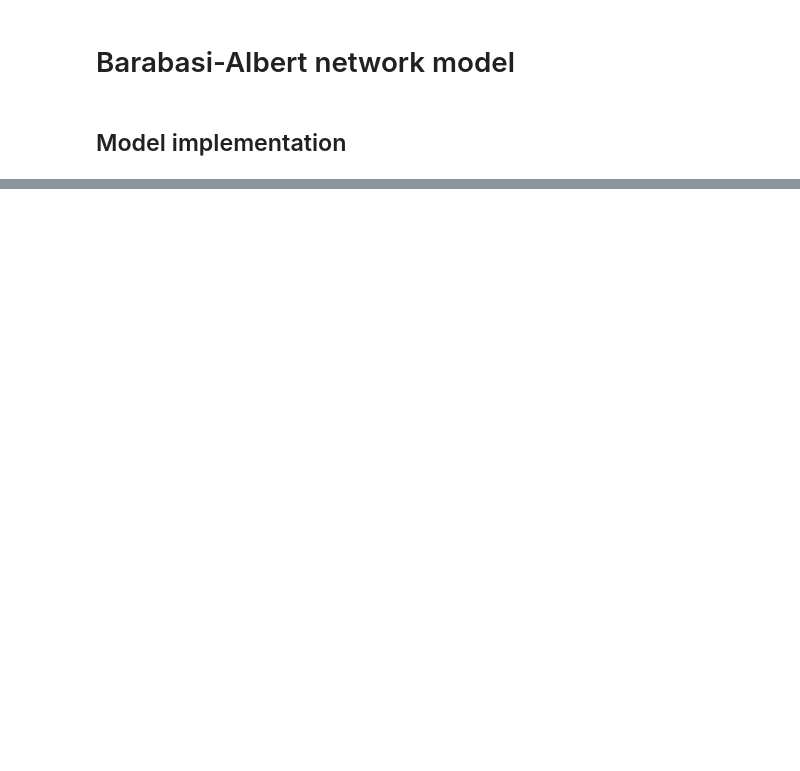
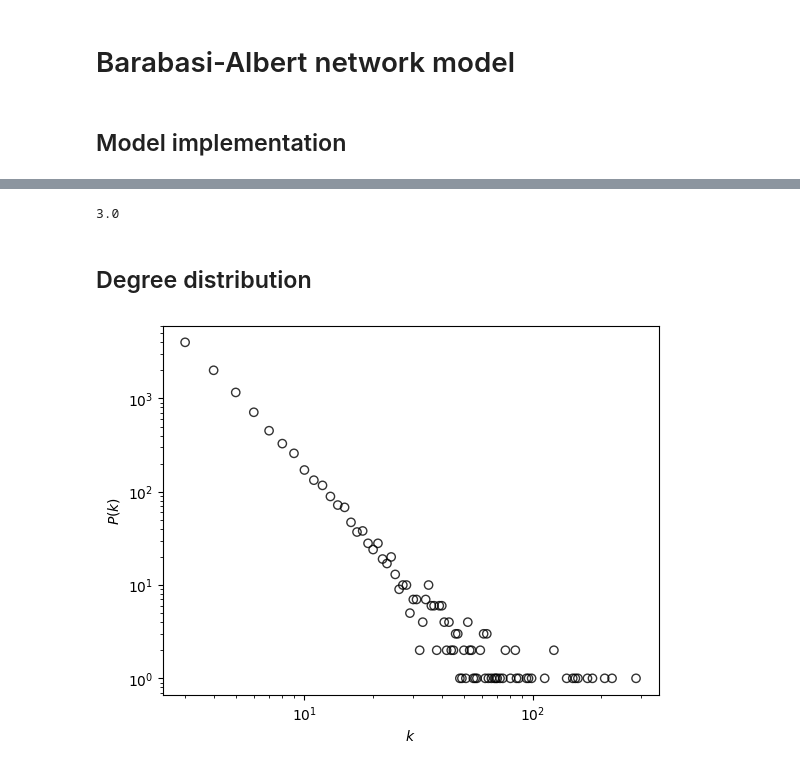
Before and after one commit to GitKalo/ba_networks, a Jupyter notebook: ba_model.ipynb, the cells around one changed output, grey strips where cells are left out. Drawn from its saved outputs; the diff is of its cells as text; code cells hidden in the pictures; blank space fills up the shorter version.

```diff
--- a/ba_model.ipynb
+++ b/ba_model.ipynb
@@ -40,0 +47,18 @@ KeyboardInterrupt:
+# %%
+m * (m-1) / 2
+# %% [output]
+3.0
+# %% [markdown]
+## Degree distribution
+# %%
+ks = np.array([len(list(nx.neighbors(G, n))) for n in G])
+
+degs, counts = np.unique(ks, return_counts=True)
+plt.scatter(degs, counts, color='none', edgecolors='black', alpha=0.8)
+
+plt.xlabel('$k$')
+plt.ylabel('$P(k)$')
+plt.xscale('log')
+plt.yscale('log')
+# %% [output]
+[figure, added]
```
Also changed, not shown: parts of 4 cells of this notebook.
